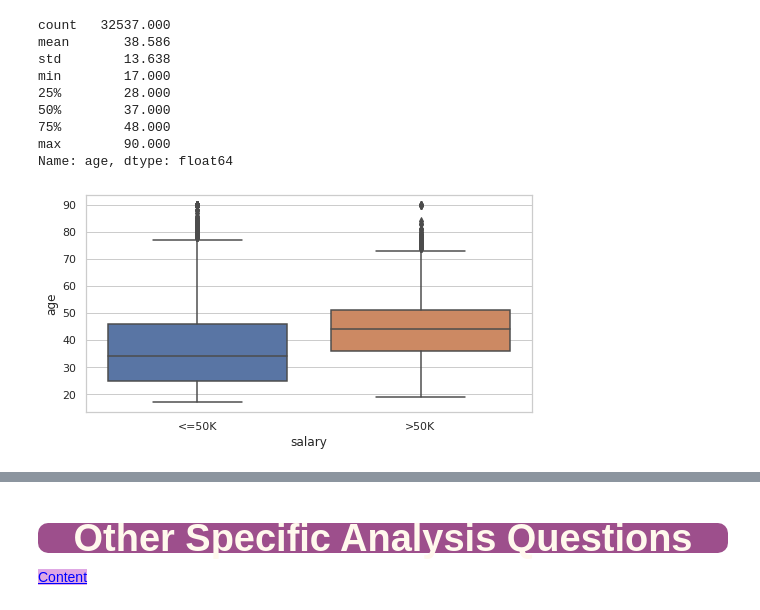
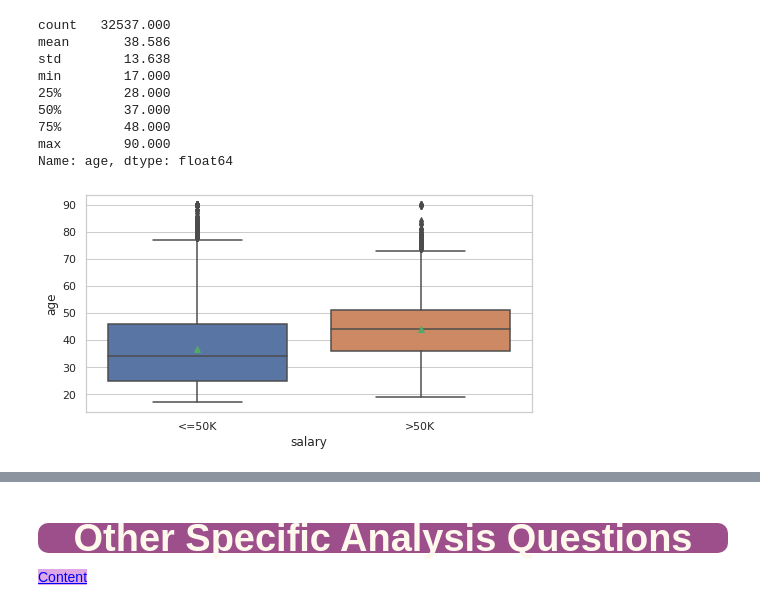
Before and after one commit to MK2709/DS11-assigments, a Jupyter notebook: DA_DVwPy_EDA_Project_(Analyze_US_Citizens)_D1461_Metin_V02.ipynb, the cells around one changed output, grey strips where cells are left out. Drawn from its saved outputs; the diff is of its cells as text; code cells hidden in the pictures.

```diff
--- a/DA_DVwPy_EDA_Project_(Analyze_US_Citizens)_D1461_Metin_V02.ipynb
+++ b/DA_DVwPy_EDA_Project_(Analyze_US_Citizens)_D1461_Metin_V02.ipynb
@@ -184,0 +192,3 @@ memory usage: 3.7+ MB
+# %%
+df.drop_duplicates(keep="first",inplace=True)
+#df.drop(df[df.duplicated()].index, inplace=True)
@@ -252,2 +259,0 @@ dtype: int64
-# %%
-df.drop(df[df.duplicated()].index, inplace=True)
@@ -458,5 +504,5 @@ sns.boxplot(data=df,x="age");
 # %%
-#sns.set(font_scale=1)
+sns.set(font_scale=1)
 sns.set_style("whitegrid")
 plt.figure(figsize=(8,4))
 sns.histplot(data=df,x="age",kde=True, bins=20);
@@ -477,7 +523,8 @@ Name: age, dtype: float64
 # %%
 #sns.set(font_scale=1)
 sns.set_style("whitegrid")
 plt.figure(figsize=(8,4))
-sns.boxplot(data=df,x="salary",y="age");
+sns.boxplot(data=df,x="salary",y="age",
+            showmeans=True);
 # %% [output]
-[figure, old version]
+[figure, new version]
```
Also changed, not shown: parts of 162 cells of this notebook.
